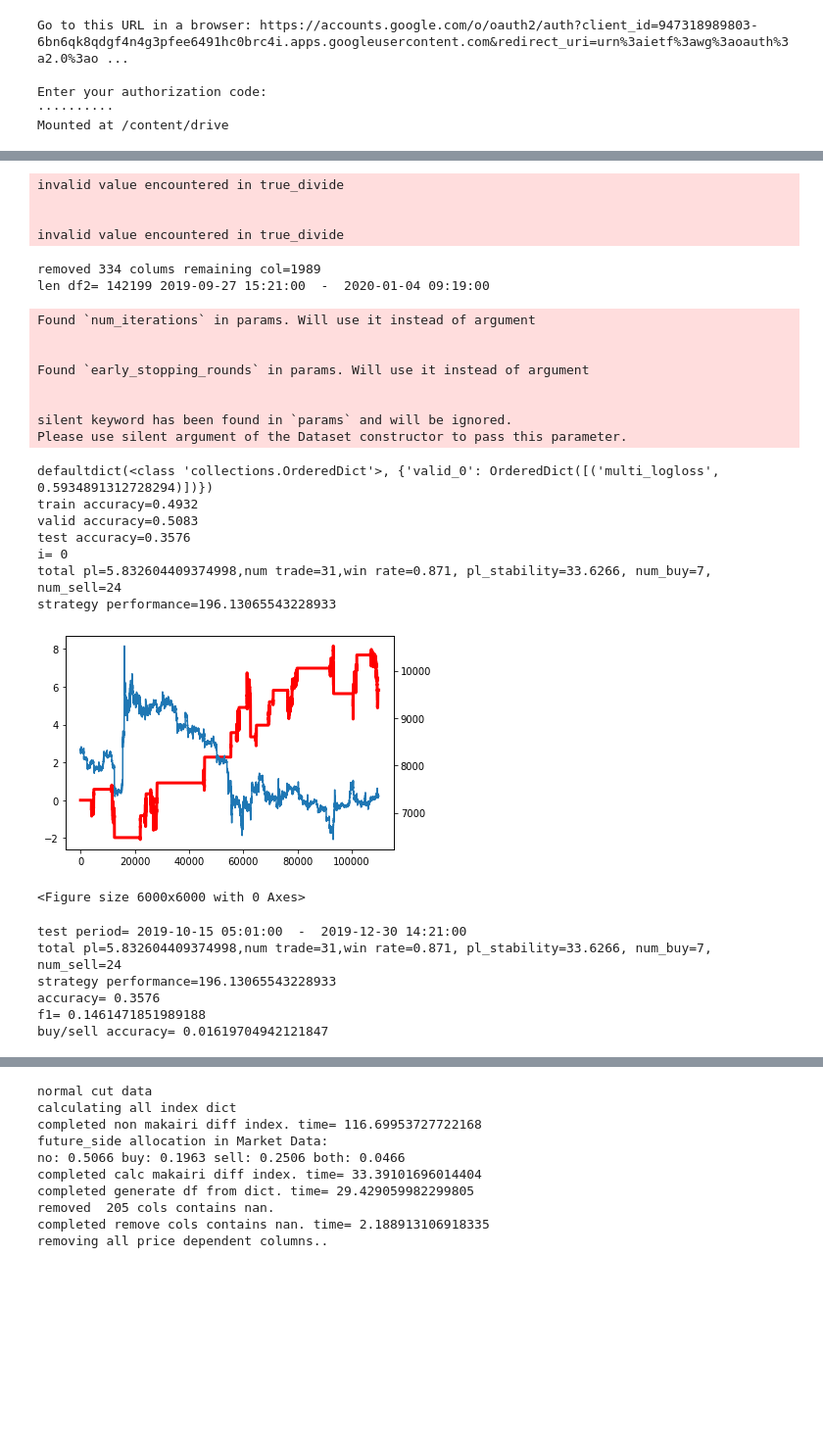
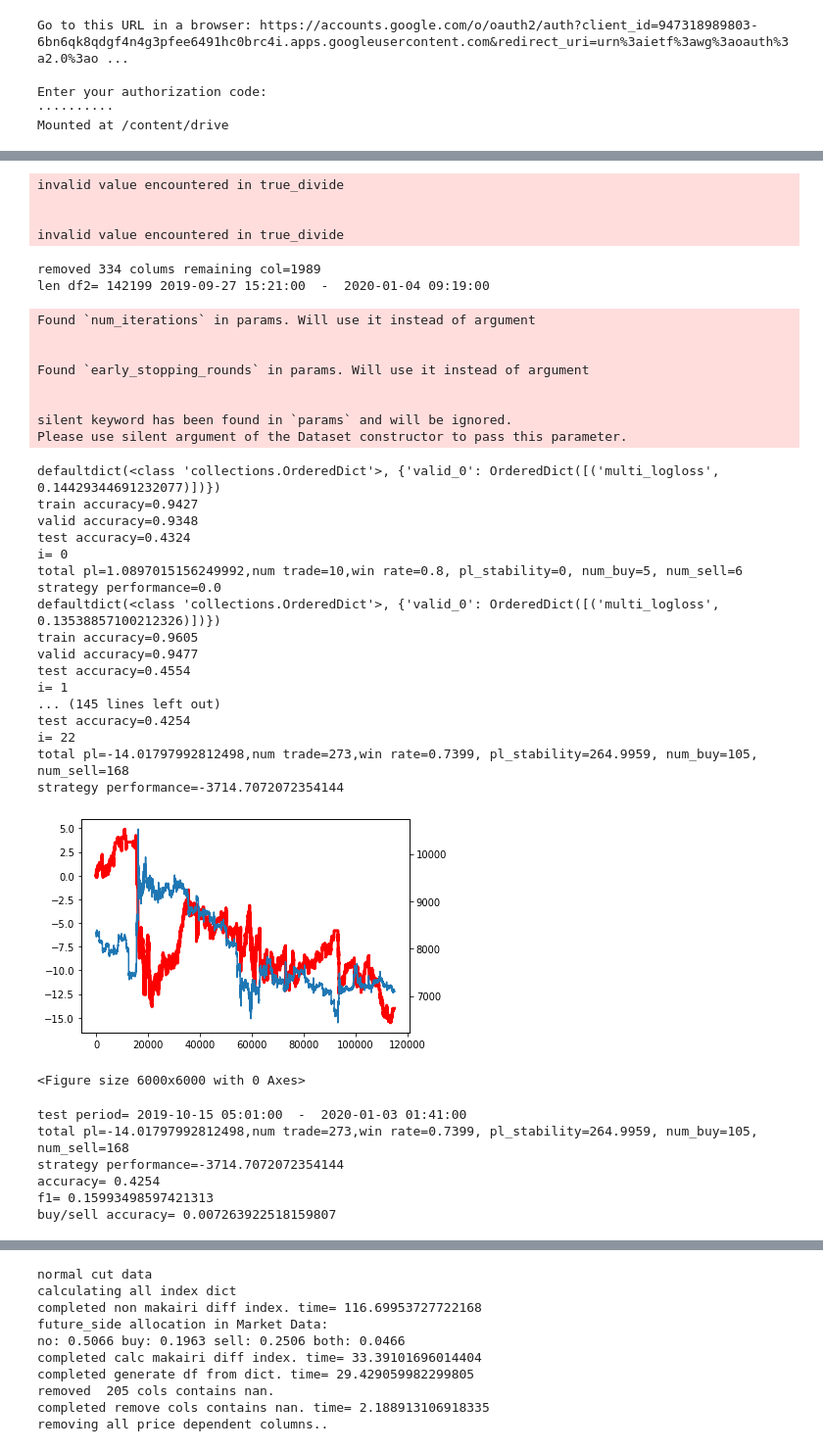
Before and after one commit to alunfes/mex-bot, a Jupyter notebook: Lgb_BPSP5.ipynb, the cells around one changed output, grey strips where cells are left out. Shown: that part at 98% size. Drawn from its saved outputs; the diff is of its cells as text; code cells hidden in the pictures; blank space fills up the shorter version.

```diff
--- a/Lgb_BPSP5.ipynb
+++ b/Lgb_BPSP5.ipynb
@@ -1588,9 +1592,9 @@ class Strategy:
 
         if ac.holding_side != pred_side:
             if ac.holding_side == '' and (pred_side == 'buy' or pred_side == 'sell'):  # no position
-                dd.set_decision(pred_side, 0, cls.__calc_opt_size(OneMinMarketData.ohlc.open[start_ind + i], ac), omd.ohlc.close[i] * pt_ratio , omd.ohlc.close[i] * lc_ratio, 'market', False, 10)
+                dd.set_decision(pred_side, 0, cls.__calc_opt_size(omd.ohlc.open[start_ind + i], ac), omd.ohlc.close[start_ind + i] * pt_ratio , omd.ohlc.close[start_ind + i] * lc_ratio, 'market', False, 10)
             elif (ac.holding_side == 'buy' or ac.holding_side == 'sell') and (pred_side == 'buy' or pred_side == 'sell') and ac.holding_side != pred_side:
-                dd.set_decision(pred_side, 0,ac.holding_size + cls.__calc_opt_size(OneMinMarketData.ohlc.open[start_ind + i], ac),omd.ohlc.close[i] * pt_ratio , omd.ohlc.close[i] * lc_ratio,'market', False, 10)  # exit and re-entry
+                dd.set_decision(pred_side, 0,ac.holding_size + cls.__calc_opt_size(omd.ohlc.open[start_ind + i], ac), omd.ohlc.close[start_ind + i] * pt_ratio , omd.ohlc.close[start_ind + i] * lc_ratio,'market', False, 10)  # exit and re-entry
         return dd
 
     @classmethod
@@ -2392,8 +2460,8 @@ class XgbModel:
 
 class OptuningBP:
     def objective(trial):
-        params = {'objective': 'multiclass', 'num_class':4, 'learning_rate':0.1, 'num_iterations':1000,'early_stopping_rounds':50, 'device_type':'gpu', 'metric':'multi_logloss'}
-        params['boosting'] = trial.suggest_categorical('boosting', ['gbdt', 'dart'])
+        params = {'objective': 'multiclass', 'num_class':4, 'learning_rate':0.1, 'num_iterations':1000,'early_stopping_rounds':50, 'device_type':'gpu', 'metric':'multi_logloss', 'boosting':'gbdt'}
+        #params['boosting'] = trial.suggest_categorical('boosting', ['gbdt', 'dart'])
         params['max_depth'] = trial.suggest_int('max_depth',2, 10)
         params['max_bin'] = trial.suggest_int('max_bin', 10, 250)
         params['num_leaves'] = trial.suggest_int('num_leaves', 10, 1000)
@@ -2463,9 +2531,9 @@ test_len = 5000
 opt_len = 1
 test_start_ind = 25000 #should be larger than train_len
 valid_size = 0.1
-num_loop = 23
+num_loop = 10
 
-kijun_ratio =0.0075
+kijun_ratio =0.01
 kijun_period = 300
 pt_ratio = kijun_ratio
 lc_ratio = 0.03
@@ -2483,11 +2551,11 @@ df = OneMinMarketData.remove_cols_contains_nan2(df)
 df2 = OneMinMarketData.remove_price_dependent_cols2(df, corr_kijun)
 
 #con = sqlite3.connect('/content/drive/My Drive/Model/optuna.db')
-#study = optuna.create_study(study_name='opt_bpsp_11',storage='sqlite:///../content/drive/My Drive/Model/optuna.db')
-study = optuna.study.load_study(study_name='opt_bpsp_11', storage='sqlite:///../content/drive/My Drive/Model/optuna.db')
+study = optuna.create_study(study_name='opt_bpsp_16',storage='sqlite:///../content/drive/My Drive/Model/optuna.db')
+#study = optuna.study.load_study(study_name='opt_bpsp_16', storage='sqlite:///../content/drive/My Drive/Model/optuna.db')
 f = partial(OptuningBP.objective)
 optuna.logging.enable_default_handler()
-study.optimize(f, n_trials=50)
+study.optimize(f, n_trials=100)
 print('time to calc data={}'.format(time.time() - start))
 print('best params:',study.best_params)
 # %% [output]
@@ -2867,13 +2929,13 @@ from_ind = 100000
 to_ind = 244000
 production_data_len = 0 #set 0 when testing
 
-train_len = 50000
-test_len = 90000
-opt_len = 30000
-test_start_ind = 50000 #should be larger than train_len
+train_len = 30000
+test_len = 5000
+opt_len = 5000
+test_start_ind = 30000 #should be larger than train_len
 valid_size = 0.1
-num_loop = 1
-num_opt_trial = 3
+num_loop = 22
+num_opt_trial = 1
 
 kijun_ratio =0.0075
 kijun_period = 300
@@ -2886,8 +2948,8 @@ lgb_random_state = None
 #params = {'objective': 'multiclass', 'num_class':4, 'learning_rate':0.1, 'boosting': 'gbdt', 'num_iterations':1000,'early_stopping_rounds':50, 'device_type':'gpu', 'metric':'multi_logloss'}
 
 params = {'objective': 'multiclass', 'num_class':4, 'learning_rate':0.1, 'boosting': 'gbdt', 'num_iterations':1000,'early_stopping_rounds':50, 'device_type':'gpu', 'metric':'multi_logloss', 'silent':True,
-             'bagging_fraction': 0.5464994333645159, 'bagging_freq': 54, 'feature_fraction': 0.8356564342064352, 'lambda_l1': 80, 'lambda_l2': 33, 'max_bin': 198, 'max_depth': 8,
-          'min_data_in_leaf': 110, 'min_gain_to_split': 11, 'min_sum_hessian_in_leaf': 5.990205544715848, 'num_leaves': 641}
+           'bagging_fraction': 0.44126029400204486, 'bagging_freq': 35, 'feature_fraction': 0.8596205555714488, 'lambda_l1': 31, 'lambda_l2': 78, 'max_bin': 21, 'max_depth': 7,
+          'min_data_in_leaf': 54, 'min_gain_to_split': 10, 'min_sum_hessian_in_leaf': 5.8059781895664555, 'num_leaves': 607}
 
 verbose_eval = 0
 
@@ -3095,11 +3091,11 @@ to_ind = 244000
 production_data_len = 0 #set 0 when testing
 
 train_len = 25000
-test_len = 110000
+test_len = 5000
 opt_len = 1
 test_start_ind = 25000 #should be larger than train_len
 valid_size = 0.1
-num_loop = 1
+num_loop = 23
 
 kijun_ratio =0.0075
 kijun_period = 300
@@ -3115,8 +3111,8 @@ pred_method = 0
 avert_onemine = 0
 
 params = {'objective': 'multiclass', 'num_class':4, 'learning_rate':0.1, 'boosting': 'gbdt', 'num_iterations':1000,'early_stopping_rounds':50, 'device_type':'gpu', 'metric':'multi_logloss', 'silent':True,
-             'bagging_fraction': 0.5464994333645159, 'bagging_freq': 54, 'feature_fraction': 0.8356564342064352, 'lambda_l1': 80, 'lambda_l2': 33, 'max_bin': 198, 'max_depth': 8,
-          'min_data_in_leaf': 110, 'min_gain_to_split': 11, 'min_sum_hessian_in_leaf': 5.990205544715848, 'num_leaves': 641}
+            'bagging_fraction': 0.6631878583182022, 'bagging_freq': 15, 'feature_fraction': 0.7147557834914371, 'lambda_l1': 34, 'lambda_l2': 100, 'max_bin': 62, 'max_depth': 9, 'min_data_in_leaf': 87,
+           'min_gain_to_split': 0, 'min_sum_hessian_in_leaf': 3.9845577124167733, 'num_leaves': 947}
 verbose_eval = 0
 
 start = time.time()
@@ -3127,7 +3123,7 @@ df = OneMinMarketData.remove_cols_contains_nan2(df)
 df2 = OneMinMarketData.remove_price_dependent_cols2(df, corr_kijun)
 print('len df2=',len(df2), df2['dt'].iloc[0], ' - ', df2['dt'].iloc[-1])
 
-sim = Sim()
+sim = SimAction()
 ac = SimAccount()
 ac2 = SimAccount()
 start_ind_log = 0
@@ -3223,31 +3219,41 @@ completed remove cols contains nan. time= 1.7866051197052002
 removing all price dependent columns..
 invalid value encountered in true_divide
 
 
 invalid value encountered in true_divide
 removed 334 colums remaining col=1989
 len df2= 142199 2019-09-27 15:21:00  -  2020-01-04 09:19:00
 Found `num_iterations` in params. Will use it instead of argument
 
 
 Found `early_stopping_rounds` in params. Will use it instead of argument
 
 
 silent keyword has been found in `params` and will be ignored.
 Please use silent argument of the Dataset constructor to pass this parameter.
-defaultdict(<class 'collections.OrderedDict'>, {'valid_0': OrderedDict([('multi_logloss', 0.5934891312728294)])})
-train accuracy=0.4932
-valid accuracy=0.5083
-test accuracy=0.3576
+defaultdict(<class 'collections.OrderedDict'>, {'valid_0': OrderedDict([('multi_logloss', 0.14429344691232077)])})
+train accuracy=0.9427
+valid accuracy=0.9348
+test accuracy=0.4324
 i= 0
-total pl=5.832604409374998,num trade=31,win rate=0.871, pl_stability=33.6266, num_buy=7, num_sell=24
-strategy performance=196.13065543228933
+total pl=1.0897015156249992,num trade=10,win rate=0.8, pl_stability=0, num_buy=5, num_sell=6
+strategy performance=0.0
+defaultdict(<class 'collections.OrderedDict'>, {'valid_0': OrderedDict([('multi_logloss', 0.13538857100212326)])})
+train accuracy=0.9605
+valid accuracy=0.9477
+test accuracy=0.4554
+i= 1
+... (145 lines left out)
+test accuracy=0.4254
+i= 22
+total pl=-14.01797992812498,num trade=273,win rate=0.7399, pl_stability=264.9959, num_buy=105, num_sell=168
+strategy performance=-3714.7072072354144
-[figure, old version]
+[figure, new version]
 <Figure size 6000x6000 with 0 Axes>
-test period= 2019-10-15 05:01:00  -  2019-12-30 14:21:00
-total pl=5.832604409374998,num trade=31,win rate=0.871, pl_stability=33.6266, num_buy=7, num_sell=24
-strategy performance=196.13065543228933
-accuracy= 0.3576
-f1= 0.1461471851989188
-buy/sell accuracy= 0.01619704942121847
+test period= 2019-10-15 05:01:00  -  2020-01-03 01:41:00
+total pl=-14.01797992812498,num trade=273,win rate=0.7399, pl_stability=264.9959, num_buy=105, num_sell=168
+strategy performance=-3714.7072072354144
+accuracy= 0.4254
+f1= 0.15993498597421313
+buy/sell accuracy= 0.007263922518159807
 |  | i | dt | action | holding_side | holding_price | holding_size | order_side | order_price | ... |
```
Also changed, not shown: parts of 10 cells of this notebook, 3 other files.
